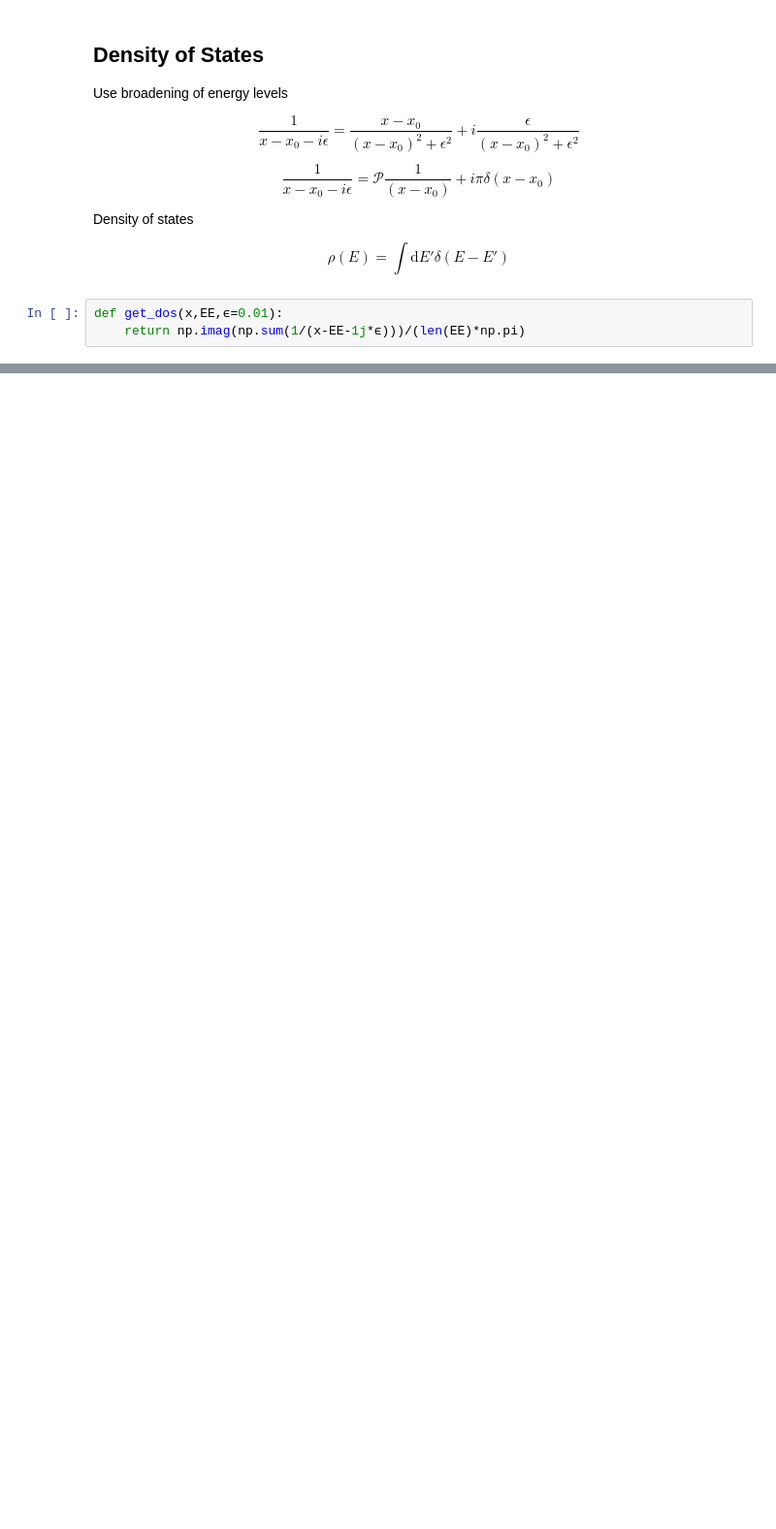
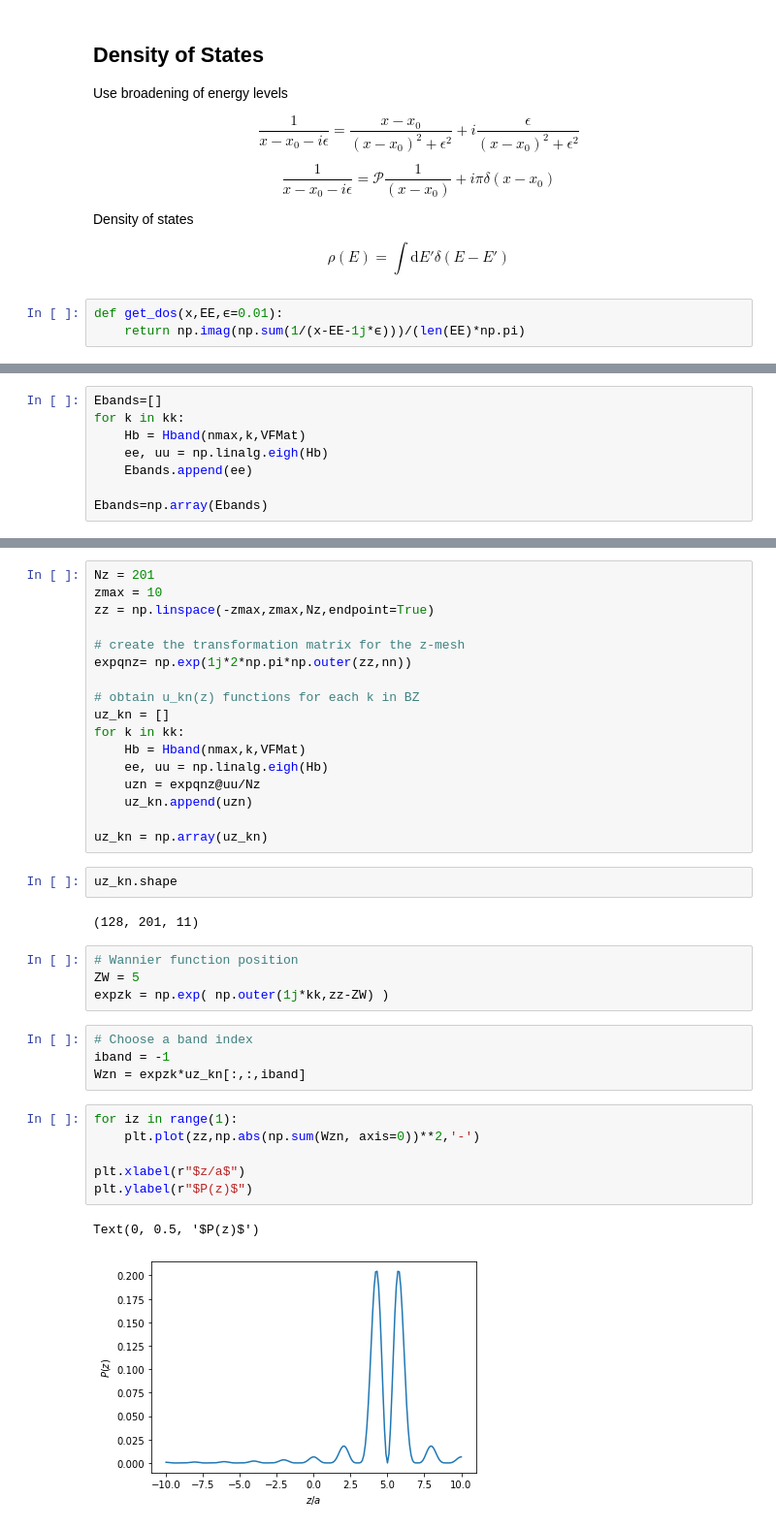
Before and after one commit to susyexists/EBT617E, a Jupyter notebook: 1d_band_structure.ipynb, the cells around one changed output, grey strips where cells are left out. Shown at 97% size. Cells and saved outputs as stored; diff of their text form; blank space fills up the shorter version.

Commit message:
Wannier state in 1d_band_structure.ipynb

```diff
--- a/1d_band_structure.ipynb
+++ b/1d_band_structure.ipynb
@@ -232,3 +213,11 @@ plt.ylabel("u(z)")
 # %% [output]
 Text(0, 0.5, 'u(z)')
 [figure]
+# %%
+Ebands=[]
+for k in kk:
+    Hb = Hband(nmax,k,VFMat)
+    ee, uu = np.linalg.eigh(Hb)
+    Ebands.append(ee)
+
+Ebands=np.array(Ebands)
@@ -234,0 +232,38 @@ Text(0, 0.5, 'u(z)')
+# %%
+Nz = 201
+zmax = 10
+zz = np.linspace(-zmax,zmax,Nz,endpoint=True)
+
+# create the transformation matrix for the z-mesh
+expqnz= np.exp(1j*2*np.pi*np.outer(zz,nn))
+
+# obtain u_kn(z) functions for each k in BZ
+uz_kn = []
+for k in kk:
+    Hb = Hband(nmax,k,VFMat)
+    ee, uu = np.linalg.eigh(Hb)
+    uzn = expqnz@uu/Nz
+    uz_kn.append(uzn)
+
+uz_kn = np.array(uz_kn)
+# %%
+uz_kn.shape
+# %% [output]
+(128, 201, 11)
+# %%
+# Wannier function position
+ZW = 5
+expzk = np.exp( np.outer(1j*kk,zz-ZW) )
+# %%
+# Choose a band index
+iband = -1
+Wzn = expzk*uz_kn[:,:,iband]
+# %%
+for iz in range(1):
+    plt.plot(zz,np.abs(np.sum(Wzn, axis=0))**2,'-')
+
+plt.xlabel(r"$z/a$")
+plt.ylabel(r"$P(z)$")
+# %% [output]
+Text(0, 0.5, '$P(z)$')
+[figure, added]
```
Also changed, not shown: parts of 11 cells of this notebook.
